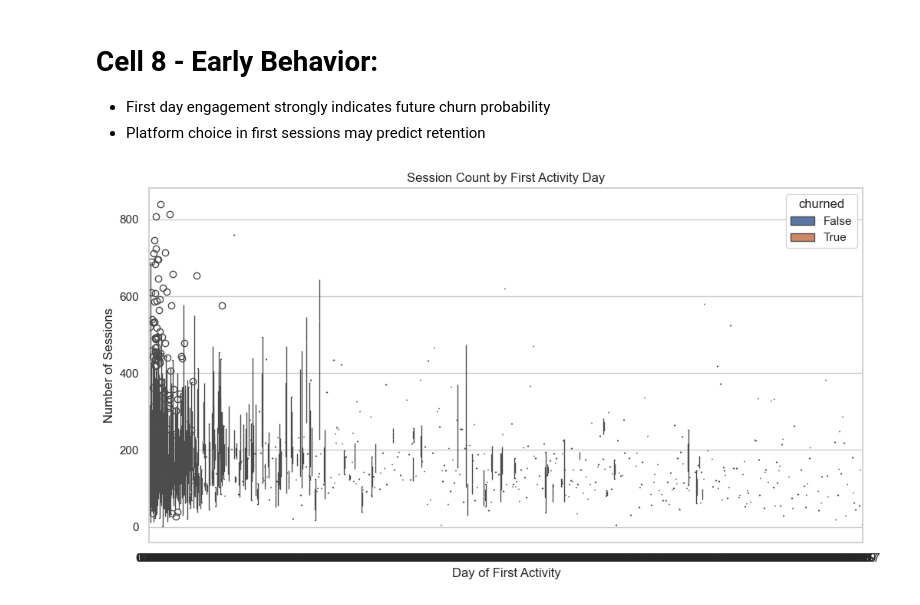
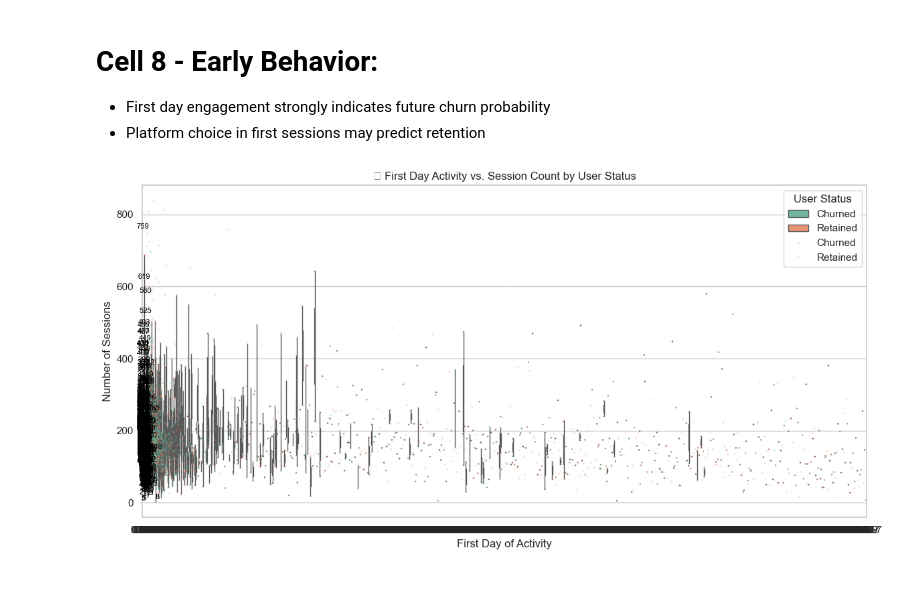
Before and after one commit to ijlalxansari1/Predicting-Churn-using-ML-and-DL, a Jupyter notebook: notebooks/03_Exploratory_Analytical_Data_Analysis.ipynb, the cells around one changed output. Saved outputs shown, nothing was run; the diff lists cells and outputs as text; code cells hidden in the pictures.

```diff
--- a/notebooks/03_Exploratory_Analytical_Data_Analysis.ipynb
+++ b/notebooks/03_Exploratory_Analytical_Data_Analysis.ipynb
@@ -12,26 +8,27 @@ This cell performs the following initial setup steps:
 # %%
-# 📦 Import required packages
 import pandas as pd
 import matplotlib.pyplot as plt
 import seaborn as sns
 from pathlib import Path
 
-#--- 🎨 Plotting style
-# Consistent styling
+# 🎨 Setup plot style
 sns.set(style="whitegrid")
 plt.rcParams['figure.figsize'] = (10, 6)
 
 # 📁 Define file paths
 project_root = Path.cwd().parent
-data_path = project_root / "data" / "processed" / "user_features_expanded.csv"
-
-# Add output path structure here
+data_path = project_root / "data" / "processed" / "user_features_expanded.csv"  # ✅ Corrected
 output_path = project_root / "outputs" / "eda_visuals"
 output_path.mkdir(parents=True, exist_ok=True)
 
 # 📥 Load dataset
 df = pd.read_csv(data_path)
 print("✅ Data loaded:", df.shape)
+
+# ✅ Map churn values to readable labels
+df["user_status"] = df["churned"].map({0: "Retained", 1: "Churned"})
+
+# 👀 Preview
 df.head()
 # %% [output]
 ✅ Data loaded: (2580, 14)
@@ -166,13 +176,29 @@ plt.show()
   - First day engagement strongly indicates future churn probability
   - Platform choice in first sessions may predict retention
 # %%
-# Analyze activity patterns across days
 plt.figure(figsize=(12, 6))
-sns.boxplot(data=df, x='first_day', y='session_count', hue='churned')
-plt.title('Session Count by First Activity Day')
-plt.xlabel('Day of First Activity')
+
+# 🎻 Boxplot for distribution
+sns.boxplot(data=df, x='first_day', y='session_count', hue='user_status', palette="Set2", fliersize=0)
+
+# 🌧️ Optional: add stripplot for raw data points
+sns.stripplot(data=df, x='first_day', y='session_count', hue='user_status',
+              dodge=True, palette="Set2", alpha=0.3, size=2, jitter=0.25, marker='o')
+
+# 🎯 Annotate median session counts per day
+medians = df.groupby(['first_day', 'user_status'])['session_count'].median().reset_index()
+for _, row in medians.iterrows():
+    plt.text(x=row['first_day'], y=row['session_count'] + 1.5,
+             s=f"{int(row['session_count'])}",
+             horizontalalignment='center', color='black', fontsize=8)
+
+# 🏷️ Titles and labels
+plt.title('📅 First Day Activity vs. Session Count by User Status')
+plt.xlabel('First Day of Activity')
 plt.ylabel('Number of Sessions')
-plt.savefig(output_path / "activity_pattern.png")
+plt.legend(title="User Status", loc="upper right")
+plt.tight_layout()
+plt.savefig(output_path / "enhanced_activity_pattern.png")
 plt.show()
 # %% [output]
-[figure, old version]
+[figure, new version]
```
Also changed, not shown: parts of 17 cells of this notebook, 25 other files.
